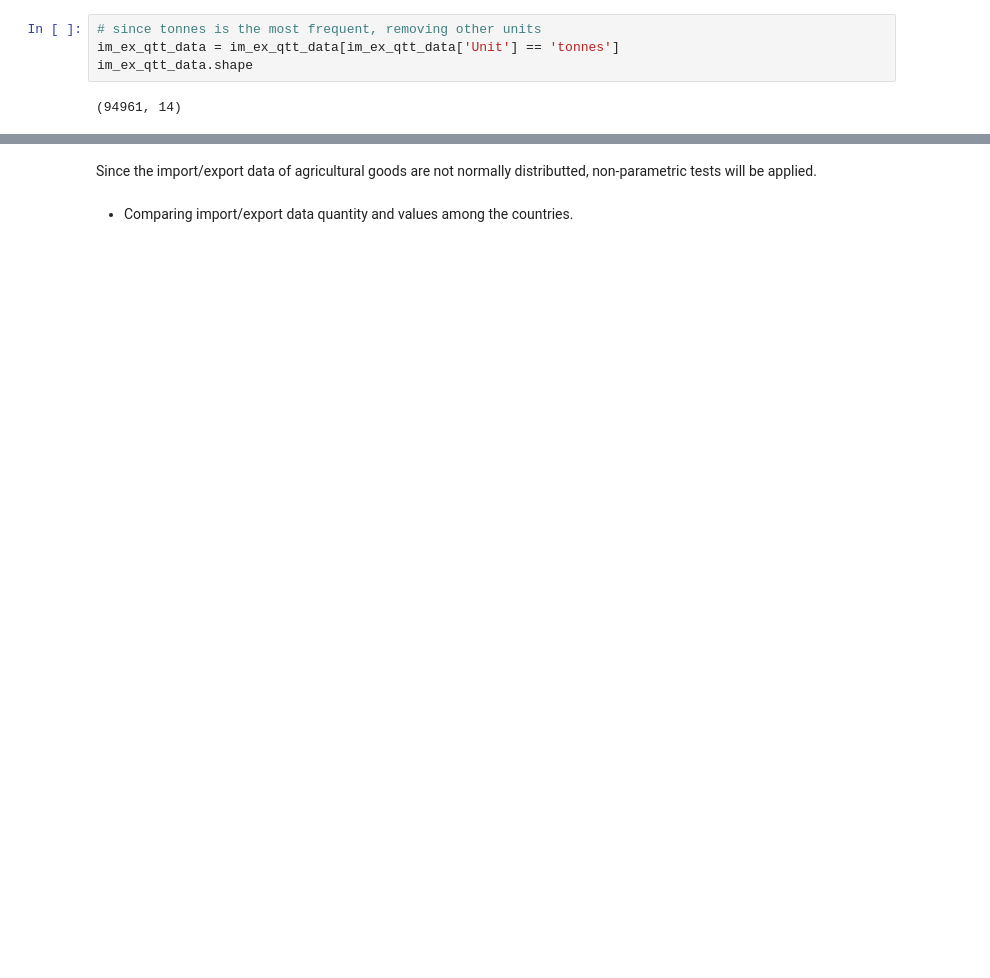
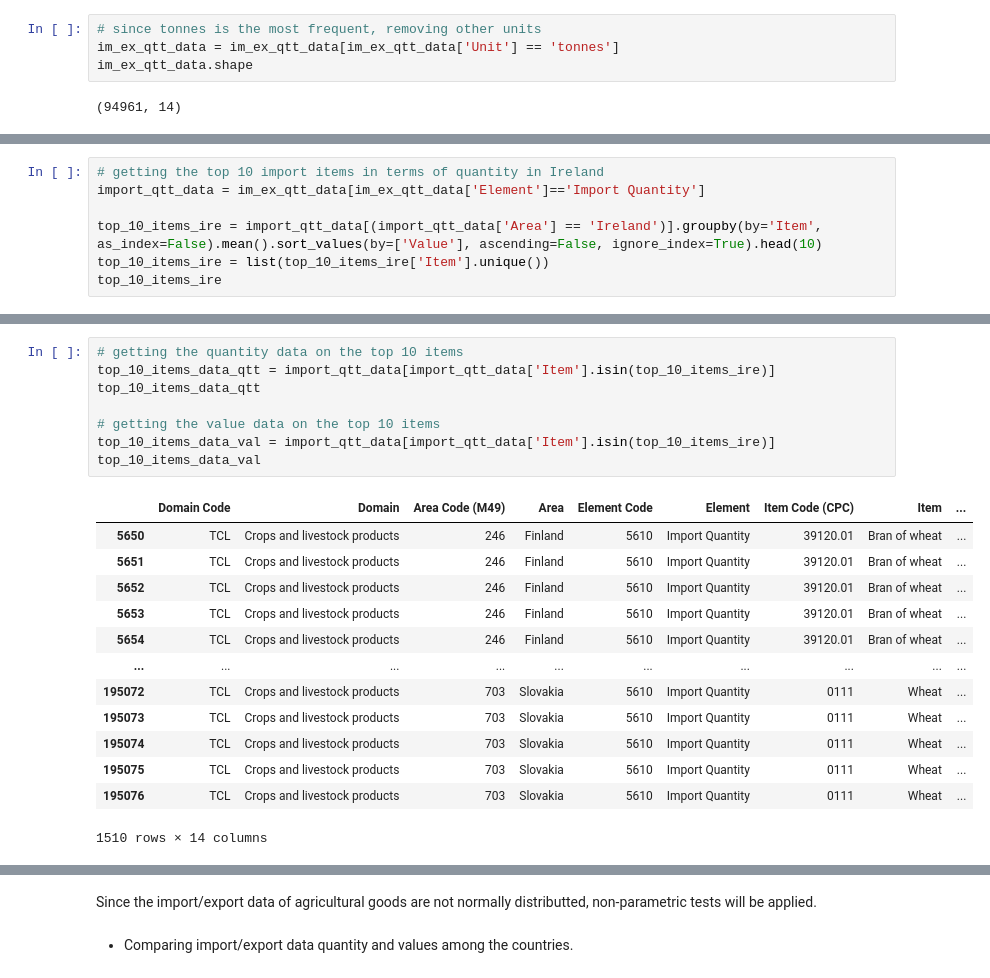
Before and after one commit to CCT-MastersDA/cct-ca2, a Jupyter notebook: jupyter/Statistics.ipynb, the cells around one changed output, grey strips where cells are left out. Cells and saved outputs as stored; diff of their text form; blank space fills up the shorter version.

```diff
--- a/jupyter/Statistics.ipynb
+++ b/jupyter/Statistics.ipynb
@@ -398,0 +381,7 @@ array(['Finland', 'Ireland', 'Slovakia'], dtype=object)
+# %%
+# getting the top 10 import items in terms of quantity in Ireland
+import_qtt_data = im_ex_qtt_data[im_ex_qtt_data['Element']=='Import Quantity']
+
+top_10_items_ire = import_qtt_data[(import_qtt_data['Area'] == 'Ireland')].groupby(by='Item', as_index=False).mean().sort_values(by=['Value'], ascending=False, ignore_index=True).head(10)
+top_10_items_ire = list(top_10_items_ire['Item'].unique())
+top_10_items_ire
@@ -398,0 +399,22 @@ array(['Finland', 'Ireland', 'Slovakia'], dtype=object)
+# %%
+# getting the quantity data on the top 10 items
+top_10_items_data_qtt = import_qtt_data[import_qtt_data['Item'].isin(top_10_items_ire)]
+top_10_items_data_qtt
+
+# getting the value data on the top 10 items
+top_10_items_data_val = import_qtt_data[import_qtt_data['Item'].isin(top_10_items_ire)]
+top_10_items_data_val
+# %% [output]
+|  | Domain Code | Domain | Area Code (M49) | Area | Element Code | Element | Item Code (CPC) | Item | ... |
+| 5650 | TCL | Crops and livestock products | 246 | Finland | 5610 | Import Quantity | 39120.01 | Bran of wheat | ... |
+| 5651 | TCL | Crops and livestock products | 246 | Finland | 5610 | Import Quantity | 39120.01 | Bran of wheat | ... |
+| 5652 | TCL | Crops and livestock products | 246 | Finland | 5610 | Import Quantity | 39120.01 | Bran of wheat | ... |
+| 5653 | TCL | Crops and livestock products | 246 | Finland | 5610 | Import Quantity | 39120.01 | Bran of wheat | ... |
+| 5654 | TCL | Crops and livestock products | 246 | Finland | 5610 | Import Quantity | 39120.01 | Bran of wheat | ... |
+| ... | ... | ... | ... | ... | ... | ... | ... | ... | ... |
+| 195072 | TCL | Crops and livestock products | 703 | Slovakia | 5610 | Import Quantity | 0111 | Wheat | ... |
+| 195073 | TCL | Crops and livestock products | 703 | Slovakia | 5610 | Import Quantity | 0111 | Wheat | ... |
+| 195074 | TCL | Crops and livestock products | 703 | Slovakia | 5610 | Import Quantity | 0111 | Wheat | ... |
+| 195075 | TCL | Crops and livestock products | 703 | Slovakia | 5610 | Import Quantity | 0111 | Wheat | ... |
+| 195076 | TCL | Crops and livestock products | 703 | Slovakia | 5610 | Import Quantity | 0111 | Wheat | ... |
+1510 rows × 14 columns
```
Also changed, not shown: parts of 50 cells of this notebook.
